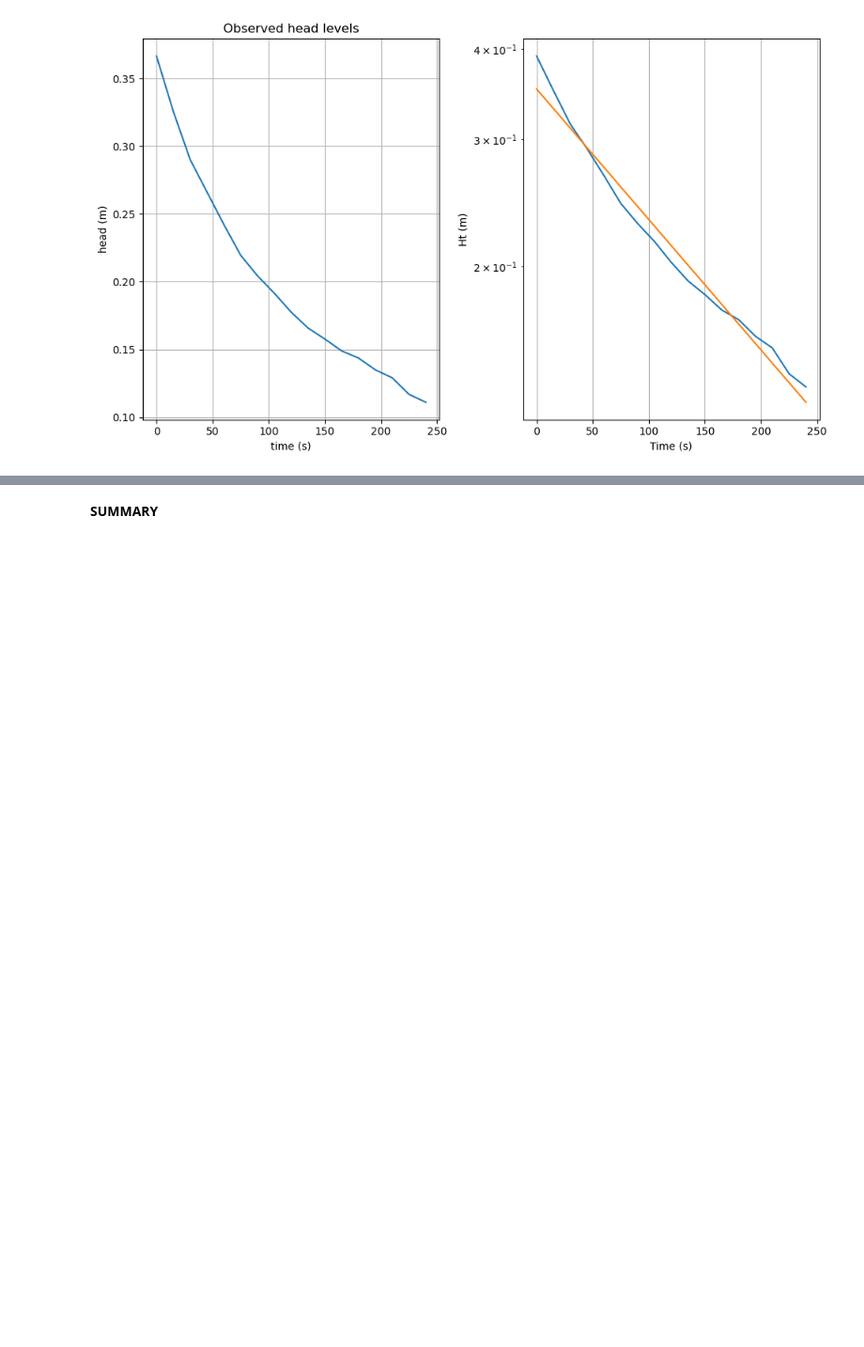
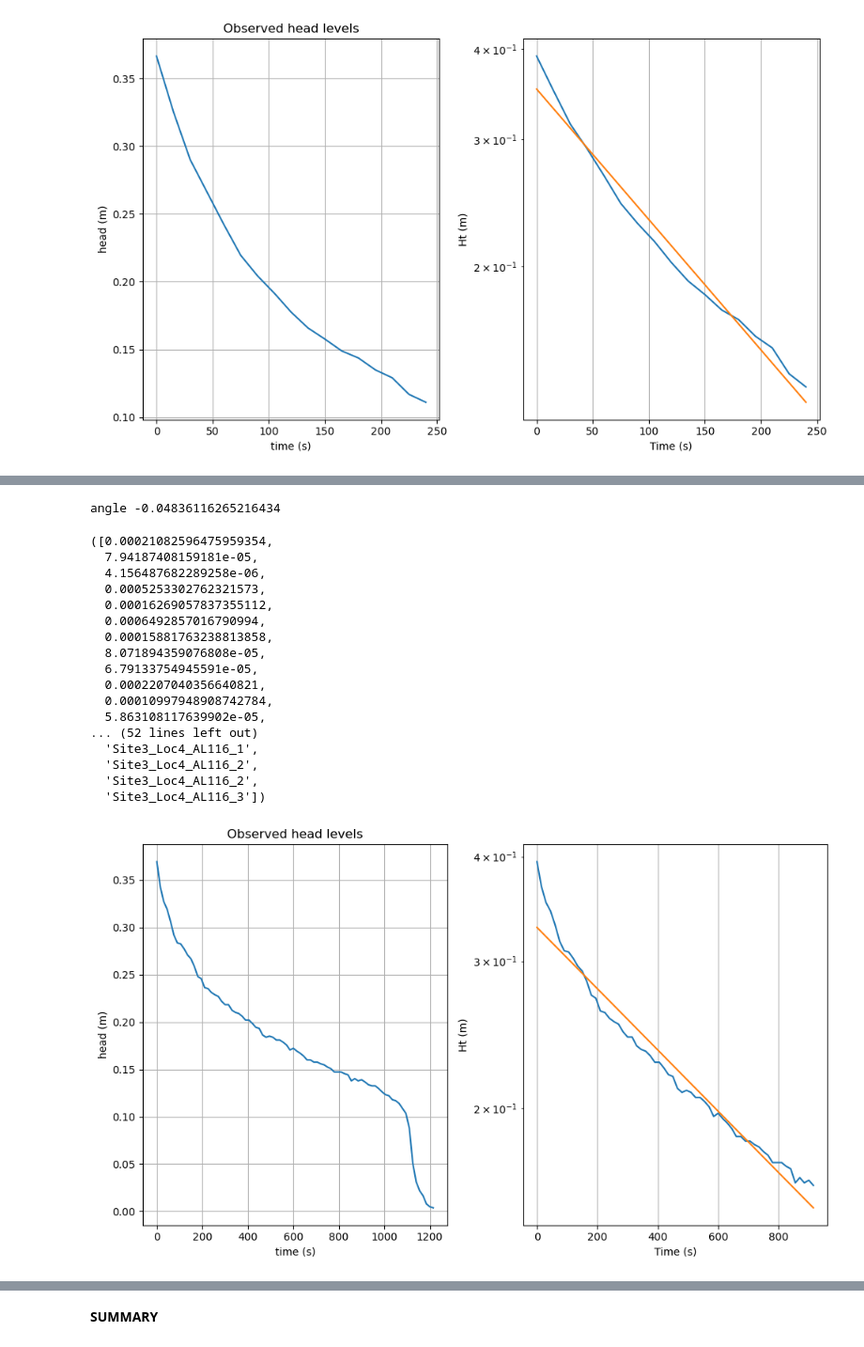
Before and after one commit to camicocozza/MDP_CODE, a Jupyter notebook: SLUG_TESTS/slug_tests 2.ipynb, the cells around one changed output, grey strips where cells are left out. Shown at 94% size. Saved outputs shown, nothing was run; the diff lists cells and outputs as text; code cells hidden in the pictures; blank space fills up the shorter version.

```diff
--- a/SLUG_TESTS/slug_tests 2.ipynb
+++ b/SLUG_TESTS/slug_tests 2.ipynb
@@ -1233,17 +1253,37 @@ inv_aug(r, h, t, code)
 # %%
-df = pd.read_csv('Site3_Loc4_AL116_1.csv', delimiter = "      ",  encoding='ISO-8859-1')
+df = pd.read_csv('Site3_Loc4_AL116_3.csv', delimiter = "      ",  encoding='ISO-8859-1')
 column_names = ['Datum & tijd', 'Druk (cmH2O)', "Temperatuur"]
 df.columns = column_names
 
 plt.figure(figsize = (10, 6))
 plt.subplot(121)
 Patmo = 950
 
 h, t = import_data(df, Patmo)
-code = "Site3_Loc4_AL116_1"
+code = "Site3_Loc4_AL116_3"
 
 plt.subplot(122)
 
 r = 10/2/100 #radius of bore hole (m)
-inv_aug(r, h, t, code)
+inv_aug(r, h[:-20], t[:-20], code)
+# %% [output]
+angle -0.04836116265216434
+([0.00021082596475959354,
+  7.94187408159181e-05,
+  4.156487682289258e-06,
+  0.0005253302762321573,
+  0.00016269057837355112,
+  0.0006492857016790994,
+  0.00015881763238813858,
+  8.071894359076808e-05,
+  6.79133754945591e-05,
+  0.0002207040356640821,
+  0.00010997948908742784,
+  5.863108117639902e-05,
+... (52 lines left out)
+  'Site3_Loc4_AL116_1',
+  'Site3_Loc4_AL116_2',
+  'Site3_Loc4_AL116_2',
+  'Site3_Loc4_AL116_3'])
+[figure, added]
 # %%
```
Also changed, not shown: parts of 18 cells of this notebook, 6 other files.
